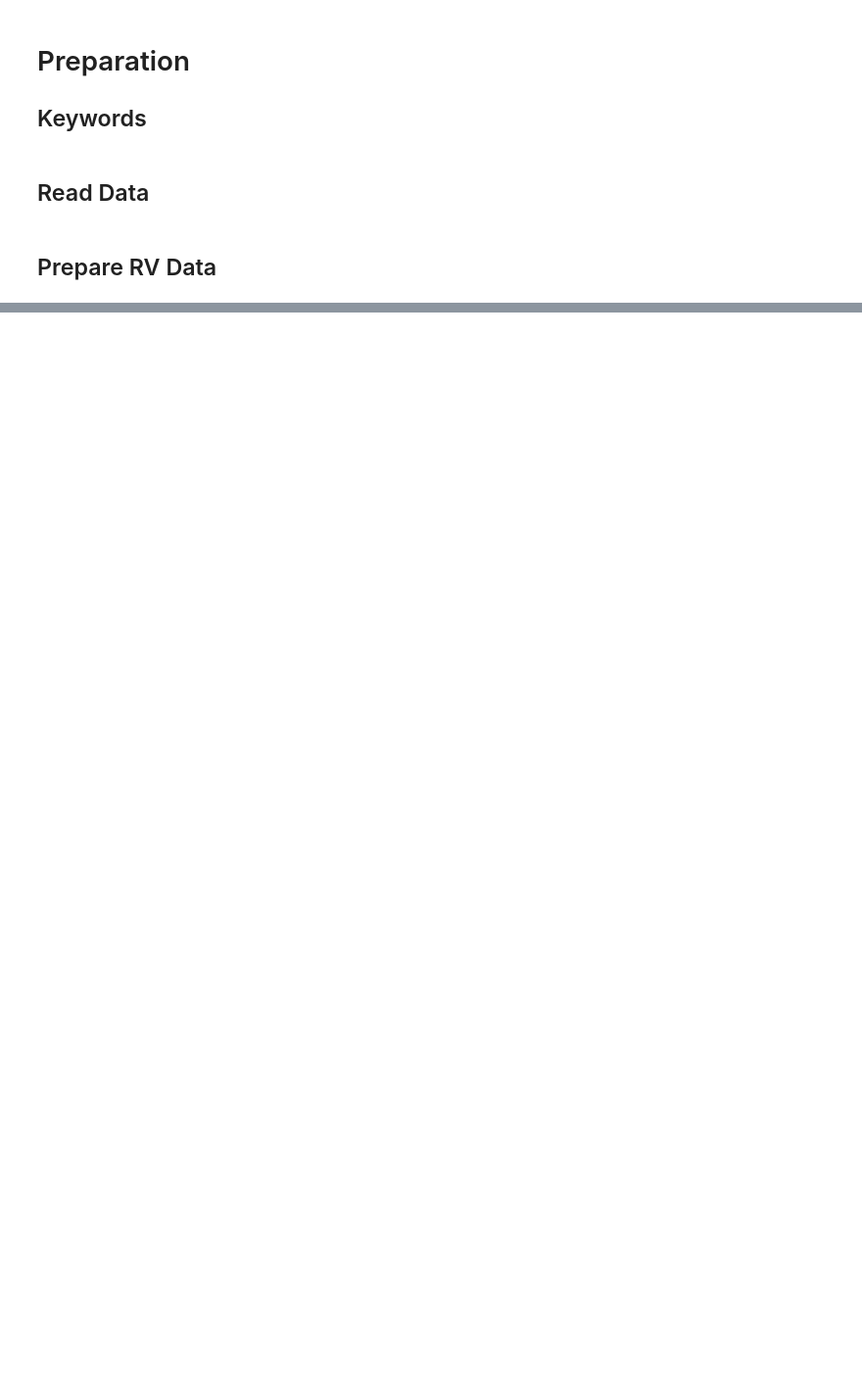
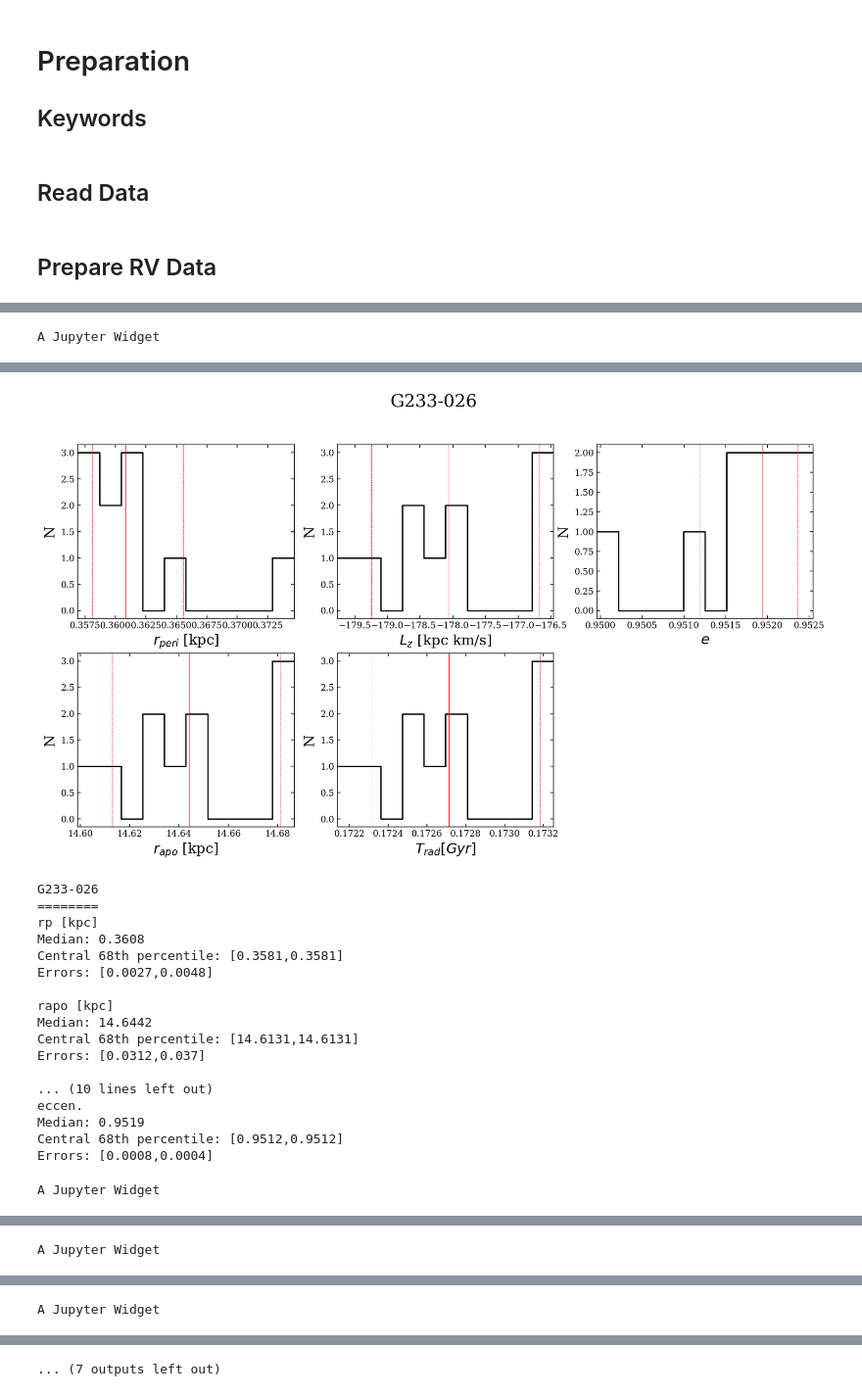
Before and after one commit to jamesmlane/OHStars, a Jupyter notebook: notebooks/2-orbital_parameters/orbital_parameters.ipynb, the cells around one changed output, grey strips where cells are left out. Shown at 98% size. Drawn from its saved outputs; the diff is of its cells as text; code cells hidden in the pictures; blank space fills up the shorter version.

```diff
--- a/notebooks/2-orbital_parameters/orbital_parameters.ipynb
+++ b/notebooks/2-orbital_parameters/orbital_parameters.ipynb
@@ -64,9 +66,6 @@ include_stars = [True, True, True, True, True, True]
 
 # Integration keywords
 t_orbit = [2,10,1,40,3,2] # Gyr
-
-# Declare the potential
-pot = potential.MWPotential2014
 # %% [markdown]
 ## Read Data
 # %%
@@ -77,8 +76,8 @@ filename = '../../data/gaia/allstars.vot'
 with warnings.catch_warnings():
     warnings.simplefilter('ignore', AstropyWarning)
     tab = table.Table.read(filename)
+###w
 
-n_stars = len(tab) # 6
 star_names = tab['col1'].data.astype(str)
 # %% [markdown]
 ## Prepare RV Data
@@ -258,0 +286,8 @@ A Jupyter Widget
+# %%
+# Evaluate
+mw2014_stats = evaluate_orbit_parameters(potential.MWPotential2014, 'MWPotential2014',
+                          10, star_names, tab, vrad, vrad_err,
+                          include_stars)
+make_latex_table( mw2014_stats, star_names, filename='MWPotential2014.txt' )
+# %% [output]
+A Jupyter Widget
@@ -258,0 +295,19 @@ A Jupyter Widget
+[figure, added]
+G233-026
+========
+rp [kpc]
+Median: 0.3608
+Central 68th percentile: [0.3581,0.3581]
+Errors: [0.0027,0.0048]
+
+rapo [kpc]
+Median: 14.6442
+Central 68th percentile: [14.6131,14.6131]
+Errors: [0.0312,0.037]
+
+... (10 lines left out)
+eccen.
+Median: 0.9519
+Central 68th percentile: [0.9512,0.9512]
+Errors: [0.0008,0.0004]
+A Jupyter Widget
@@ -258,0 +332 @@ A Jupyter Widget
+A Jupyter Widget
@@ -258,0 +351 @@ A Jupyter Widget
+A Jupyter Widget
@@ -258,0 +353 @@ A Jupyter Widget
+... (7 outputs left out)
```
Also changed, not shown: parts of 10 cells of this notebook, 32 other files.
